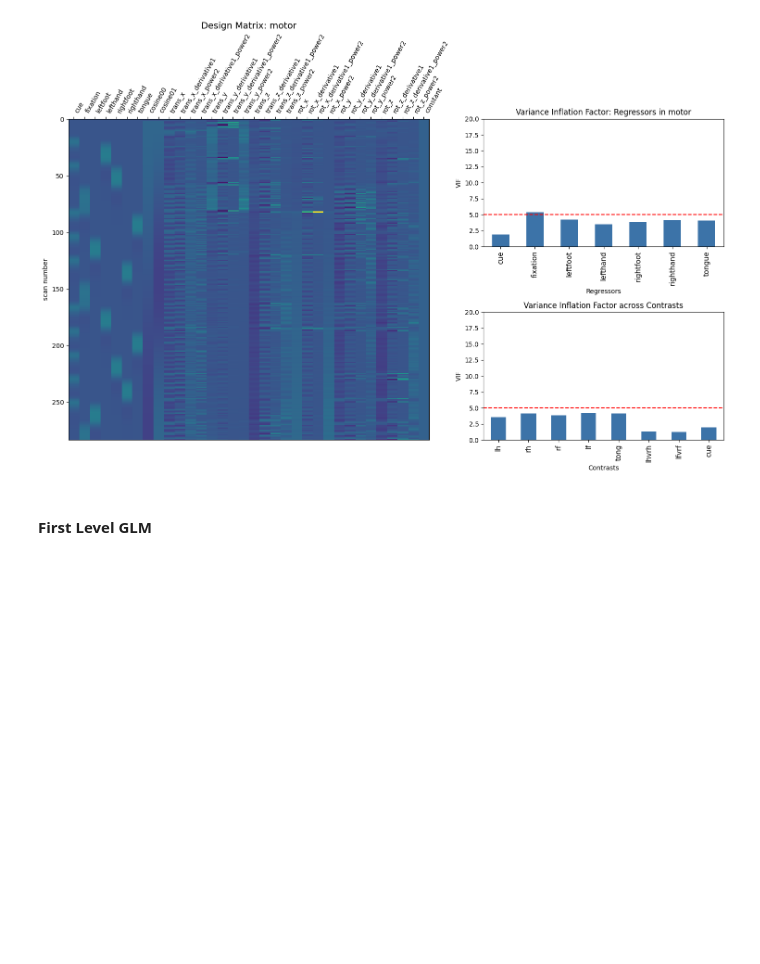
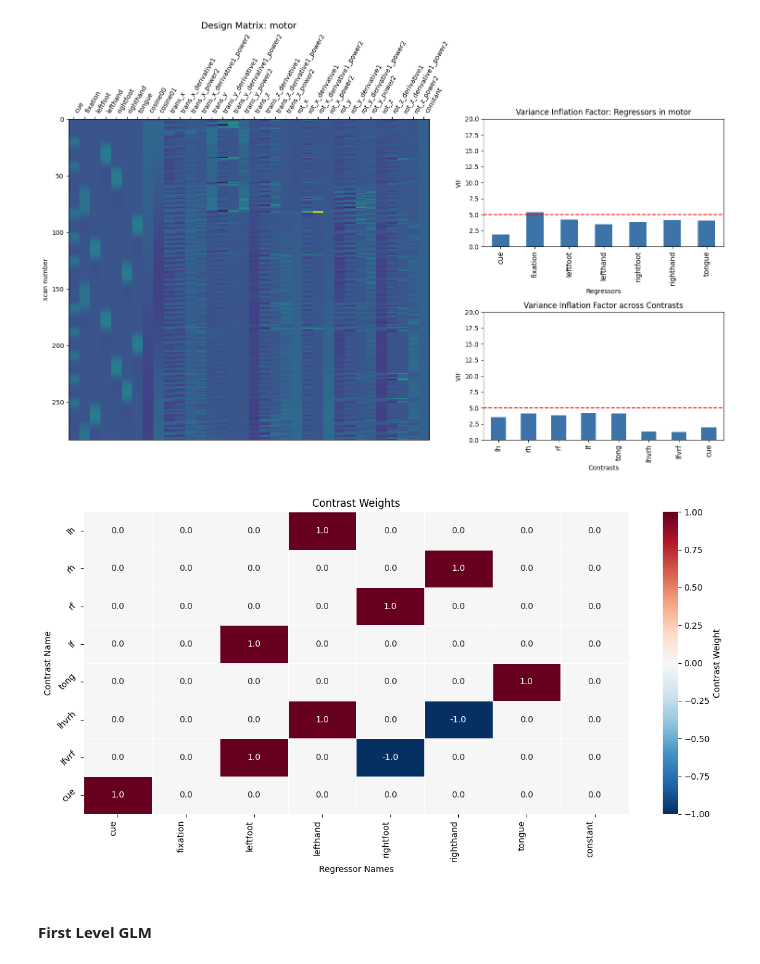
Before and after one commit to demidenm/hcpya_preprocess, a Jupyter notebook: scripts/taskbold/pilot_bold-models.ipynb, the cells around one changed output. Cells and saved outputs as stored; diff of their text form; code cells hidden in the pictures; blank space fills up the shorter version.

Commit message:
add contrast heatmap visual

```diff
--- a/scripts/taskbold/pilot_bold-models.ipynb
+++ b/scripts/taskbold/pilot_bold-models.ipynb
@@ -155,6 +155,12 @@ plt.show()
 # %% [output]
     For variables in confounds: cosine|trans|rot, NaNs were replaced with 0
 [figure]
+# %%
+fig, _, _ = visualize_contrastweights(design_matrix=design_matrix, config_contrasts=mod_config['contrasts'],
+                                      nusiance_exclude=mod_config['nusiance_regressors'])
+plt.show()
+# %% [output]
+[figure, added]
 # %% [markdown]
 #### First Level GLM
 # %%
```
Also changed, not shown: parts of 19 cells of this notebook, 2 other files.
